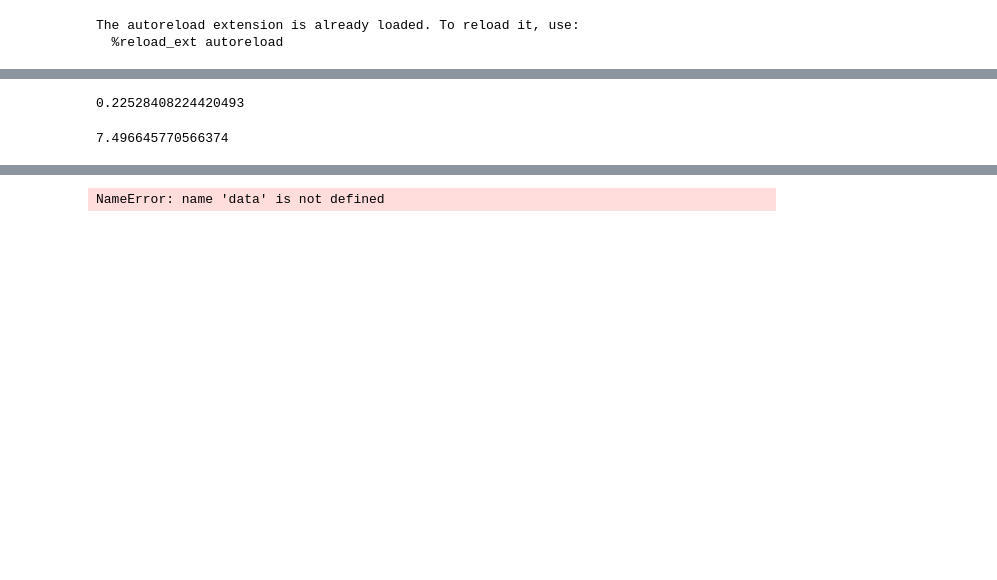
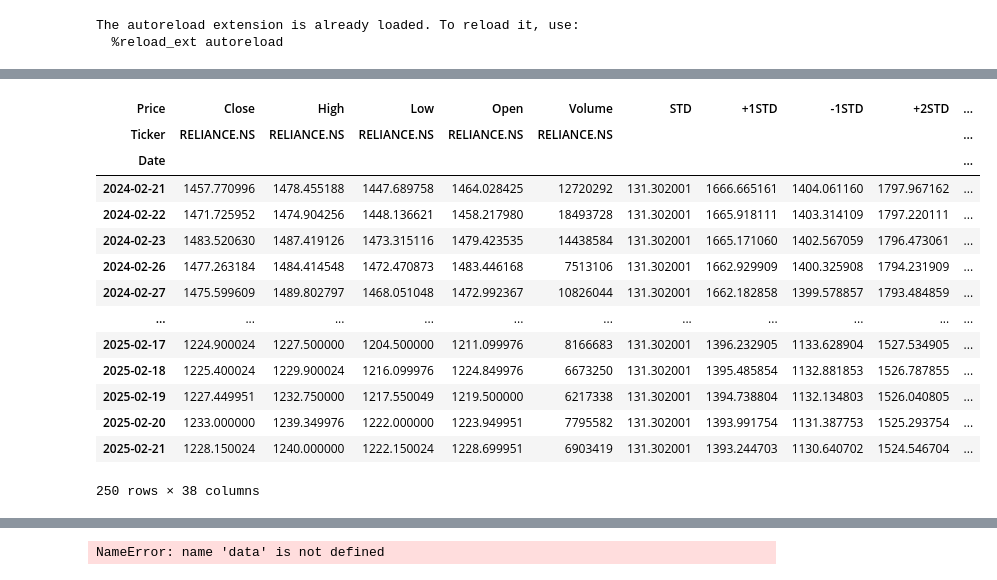
Before and after one commit to isouravsharma/AlgoQuantPi, a Jupyter notebook: Quant/Testing.ipynb, the cells around one changed output, grey strips where cells are left out. Cells and saved outputs as stored; diff of their text form; code cells hidden in the pictures; blank space fills up the shorter version.

Commit message:
CAGR Revisited

```diff
--- a/Quant/Testing.ipynb
+++ b/Quant/Testing.ipynb
@@ -24,0 +17,2 @@ def run_all(ticker, start_date):
+# %%
+data = yf.download(tickers= 'RELIANCE.NS', period = '1y', interval = '1d')
@@ -33,9 +29,8 @@ def run_all_2():
     ADX(data)
     CAGR(data)
     volatility(data)
+    SHARPE(data, 0.04)
+    SORTINO(data, 0.03)
+    MAXDROWDOWN(data)
+    CALMAR(data)
     return data
-# %%
-# data = run_all('RELIANCE.NS', '2014-01-01')
-data = yf.download(tickers= 'INFY.NS', period = '1y', interval = '1d')
-run_all_2()
-data
@@ -59,9 +37,19 @@ data
-# %%
-vol  = data['d_rtn'].std()*np.sqrt(252)
-vol
-# %% [output]
-0.22528408224420493
 # %%
-CAGR(data)
+run_all_2()
+data
 # %% [output]
+| Price | Close | High | Low | Open | Volume | STD | +1STD | -1STD | +2STD | ... |
+| Ticker | RELIANCE.NS | RELIANCE.NS | RELIANCE.NS | RELIANCE.NS | RELIANCE.NS |  |  |  |  | ... |
+| Date |  |  |  |  |  |  |  |  |  | ... |
+| 2024-02-21 | 1457.770996 | 1478.455188 | 1447.689758 | 1464.028425 | 12720292 | 131.302001 | 1666.665161 | 1404.061160 | 1797.967162 | ... |
+| 2024-02-22 | 1471.725952 | 1474.904256 | 1448.136621 | 1458.217980 | 18493728 | 131.302001 | 1665.918111 | 1403.314109 | 1797.220111 | ... |
+| 2024-02-23 | 1483.520630 | 1487.419126 | 1473.315116 | 1479.423535 | 14438584 | 131.302001 | 1665.171060 | 1402.567059 | 1796.473061 | ... |
+| 2024-02-26 | 1477.263184 | 1484.414548 | 1472.470873 | 1483.446168 | 7513106 | 131.302001 | 1662.929909 | 1400.325908 | 1794.231909 | ... |
+| 2024-02-27 | 1475.599609 | 1489.802797 | 1468.051048 | 1472.992367 | 10826044 | 131.302001 | 1662.182858 | 1399.578857 | 1793.484859 | ... |
+| ... | ... | ... | ... | ... | ... | ... | ... | ... | ... | ... |
+| 2025-02-17 | 1224.900024 | 1227.500000 | 1204.500000 | 1211.099976 | 8166683 | 131.302001 | 1396.232905 | 1133.628904 | 1527.534905 | ... |
+| 2025-02-18 | 1225.400024 | 1229.900024 | 1216.099976 | 1224.849976 | 6673250 | 131.302001 | 1395.485854 | 1132.881853 | 1526.787855 | ... |
+| 2025-02-19 | 1227.449951 | 1232.750000 | 1217.550049 | 1219.500000 | 6217338 | 131.302001 | 1394.738804 | 1132.134803 | 1526.040805 | ... |
+| 2025-02-20 | 1233.000000 | 1239.349976 | 1222.000000 | 1223.949951 | 7795582 | 131.302001 | 1393.991754 | 1131.387753 | 1525.293754 | ... |
+| 2025-02-21 | 1228.150024 | 1240.000000 | 1222.150024 | 1228.699951 | 6903419 | 131.302001 | 1393.244703 | 1130.640702 | 1524.546704 | ... |
-7.496645770566374
+250 rows × 38 columns
```
Also changed, not shown: parts of 27 cells of this notebook, 8 other files.
